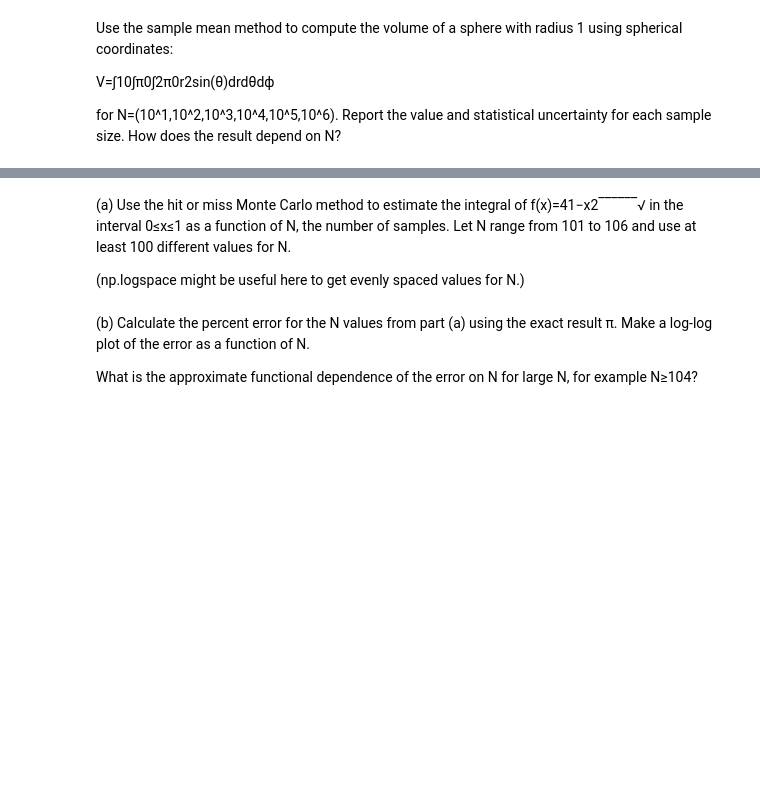
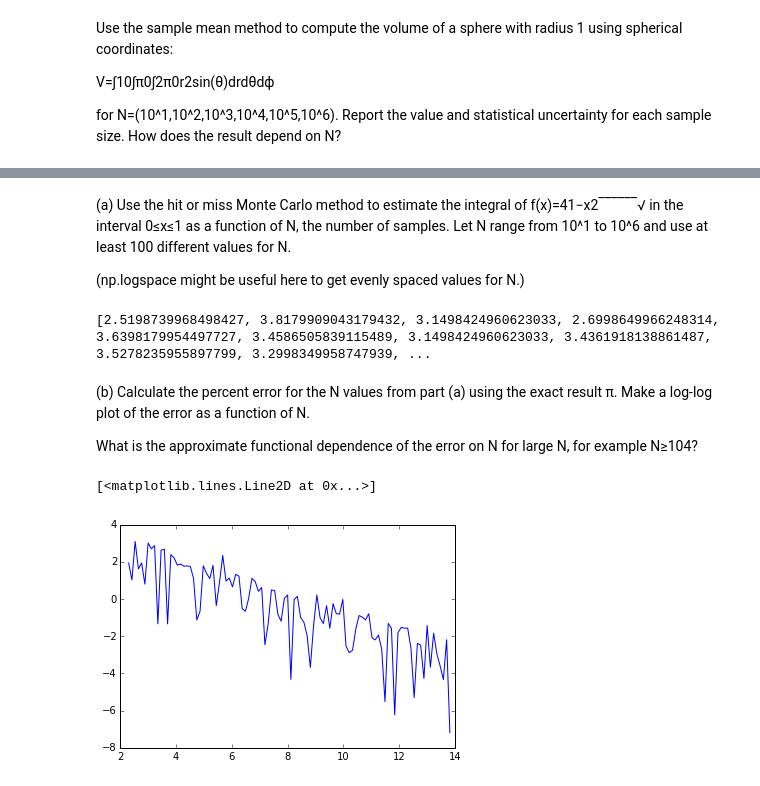
Before and after one commit to znlevine/PHYS202-S14, a Jupyter notebook: SciPy/MCIntegrationExercises.ipynb, the cells around one changed output, grey strips where cells are left out. Cells and saved outputs as stored; diff of their text form; code cells hidden in the pictures; blank space fills up the shorter version.

Commit message:
getting stuff done

```diff
--- a/SciPy/MCIntegrationExercises.ipynb
+++ b/SciPy/MCIntegrationExercises.ipynb
@@ -138,9 +138,41 @@ Volume= 4.18643902139  +/- 0.00462887736978
 # %% [markdown]
-(a) Use the hit or miss Monte Carlo method to estimate the integral of f(x)=41−x2‾‾‾‾‾‾√ in the interval 0≤x≤1 as a function of N, the number of samples. Let N range from 101 to 106 and use at least 100 different values for N.
+(a) Use the hit or miss Monte Carlo method to estimate the integral of f(x)=41−x2‾‾‾‾‾‾√ in the interval 0≤x≤1 as a function of N, the number of samples. Let N range from 10^1 to 10^6 and use at least 100 different values for N.
 
 (np.logspace might be useful here to get evenly spaced values for N.)
+# %%
+f=lambda x:4*np.sqrt(1-x**2)
+xmin=0.
+xmax=1.
+x=np.arange(0.,1.,0.01)
+#getting ymax
+subx = x[logical_and((x > xmin),(x < xmax))]
+ymax=f(subx).max()*1.05
+ymin=0.
+answers=[]
+i = np.logspace(1,6,num=100)
+
+for N in i:
+    samples_x=xmin+(xmax-xmin)*np.random.random_sample(N);
+    samples_y=ymin+(ymax-ymin)*np.random.random_sample(N);
+
+    #find values within function
+    newmask=(samples_y<f(samples_x))
+
+    I=(xmax-xmin)*(ymax-ymin)*newmask.sum()/newmask.size
+    answers.append(I)
+print answers
+# %% [output]
+[2.5198739968498427, 3.8179909043179432, 3.1498424960623033, 2.6998649966248314, 3.6398179954497727, 3.4586505839115489, 3.1498424960623033, 3.4361918138861487, 3.5278235955897799, 3.2998349958747939, ...
 # %% [markdown]
 
 (b) Calculate the percent error for the N values from part (a) using the exact result π. Make a log-log plot of the error as a function of N.
 
 What is the approximate functional dependence of the error on N for large N, for example N≥104?
+# %%
+percentdiff=[]
+for result in answers:
+    percentdiff.append(abs(pi-result)/pi*100)
+plt.plot(np.log(i),np.log(percentdiff))
+# %% [output]
+[<matplotlib.lines.Line2D at 0x...>]
+[figure, added]
```
Also changed, not shown: parts of 5 cells of this notebook, 3 other files.
